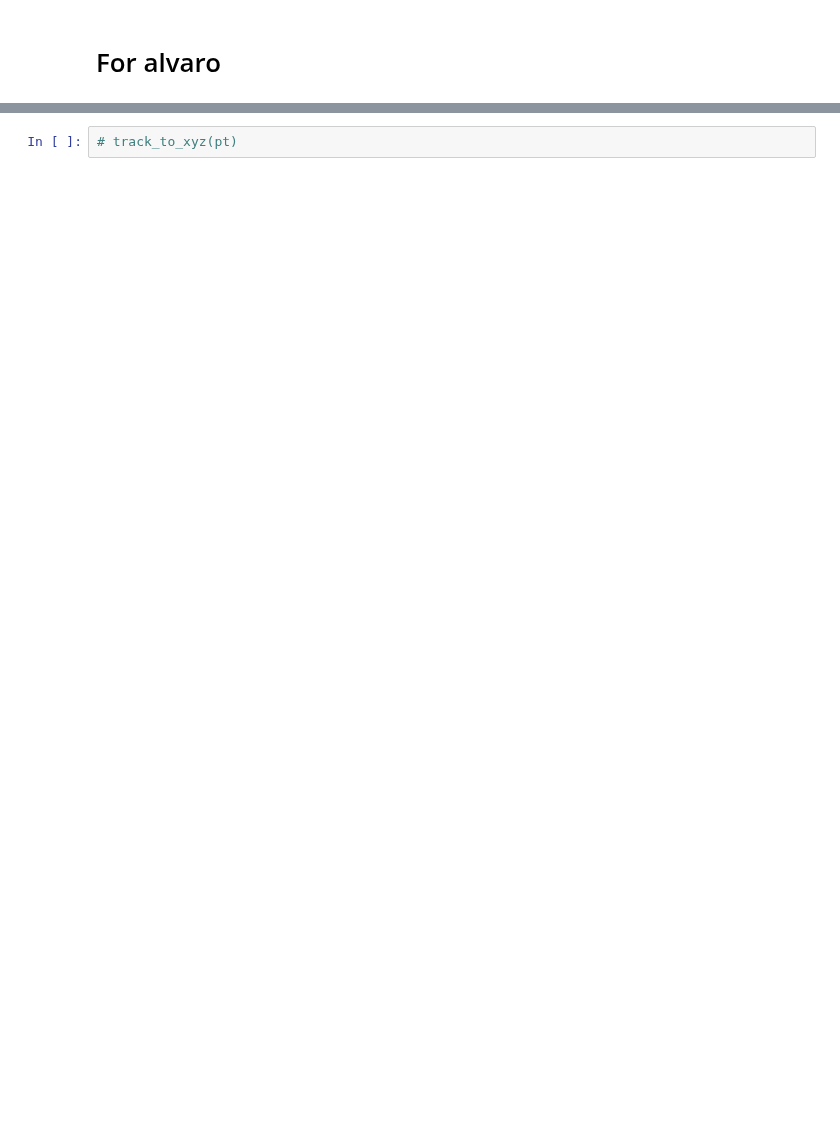
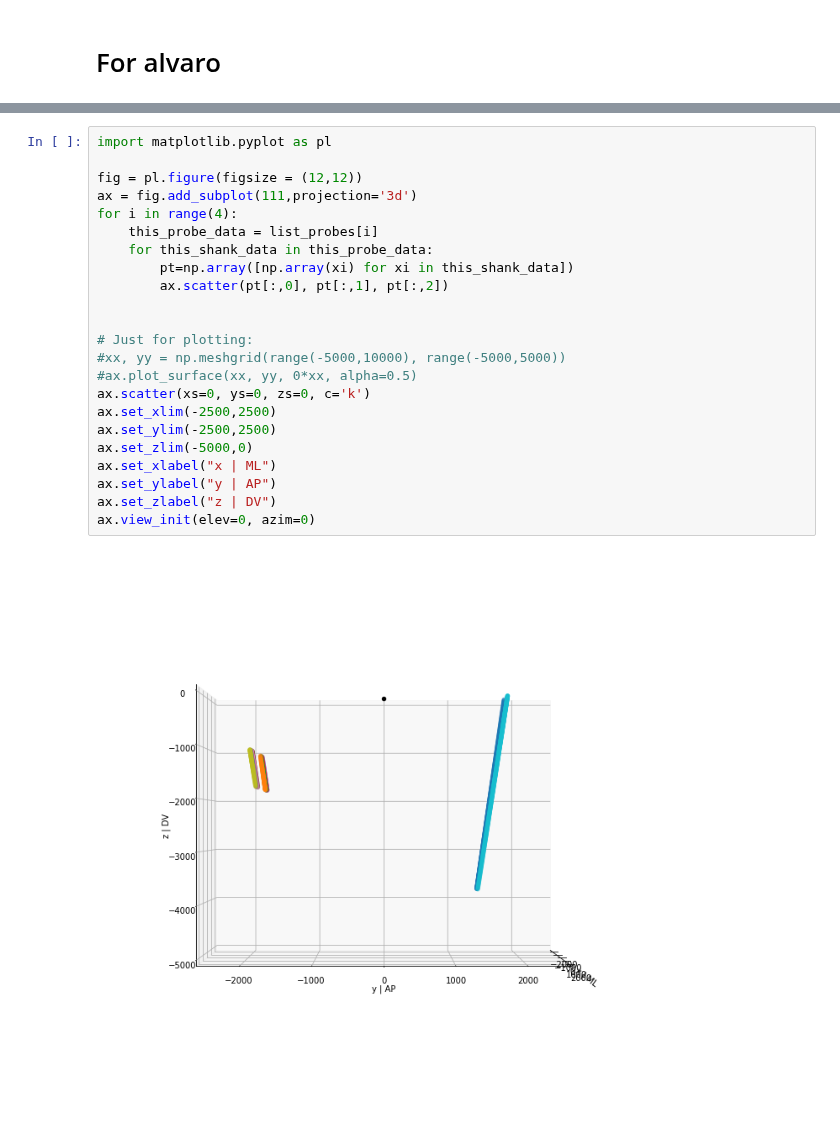
Before and after one commit to BrainCOGS/U19-pipeline-python, a Jupyter notebook: notebooks/xyz_picks_notebook.ipynb, the cells around one changed output, grey strips where cells are left out. Saved outputs shown, nothing was run; the diff lists cells and outputs as text; blank space fills up the shorter version.

```diff
--- a/notebooks/xyz_picks_notebook.ipynb
+++ b/notebooks/xyz_picks_notebook.ipynb
@@ -86,2 +78,25 @@ ax.set_zlabel("z | DV");
-# %%
-# track_to_xyz(pt)
+# %%
+import matplotlib.pyplot as pl
+
+fig = pl.figure(figsize = (12,12))
+ax = fig.add_subplot(111,projection='3d')
+for i in range(4):
+    this_probe_data = list_probes[i]
+    for this_shank_data in this_probe_data:
+        pt=np.array([np.array(xi) for xi in this_shank_data])
+        ax.scatter(pt[:,0], pt[:,1], pt[:,2])
+
+
+# Just for plotting:
+#xx, yy = np.meshgrid(range(-5000,10000), range(-5000,5000))
+#ax.plot_surface(xx, yy, 0*xx, alpha=0.5)
+ax.scatter(xs=0, ys=0, zs=0, c='k')
+ax.set_xlim(-2500,2500)
+ax.set_ylim(-2500,2500)
+ax.set_zlim(-5000,0)
+ax.set_xlabel("x | ML")
+ax.set_ylabel("y | AP")
+ax.set_zlabel("z | DV")
+ax.view_init(elev=0, azim=0)
+# %% [output]
+[figure, added]
```
Also changed, not shown: parts of 6 cells of this notebook, 10 other files.
